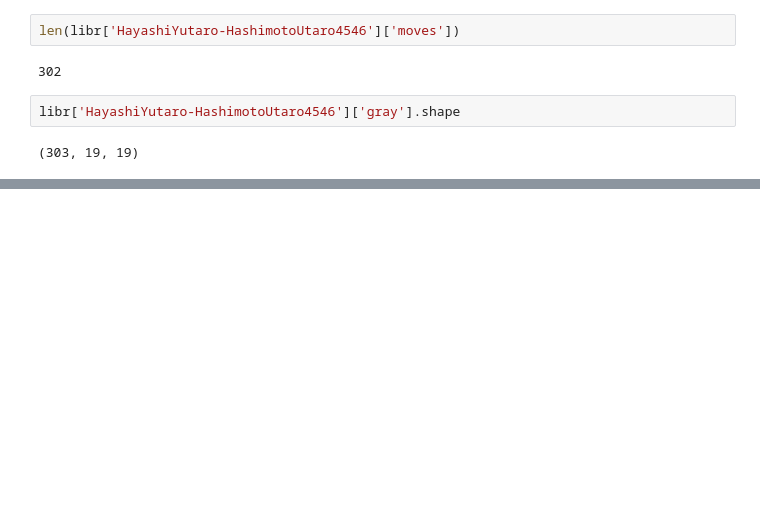
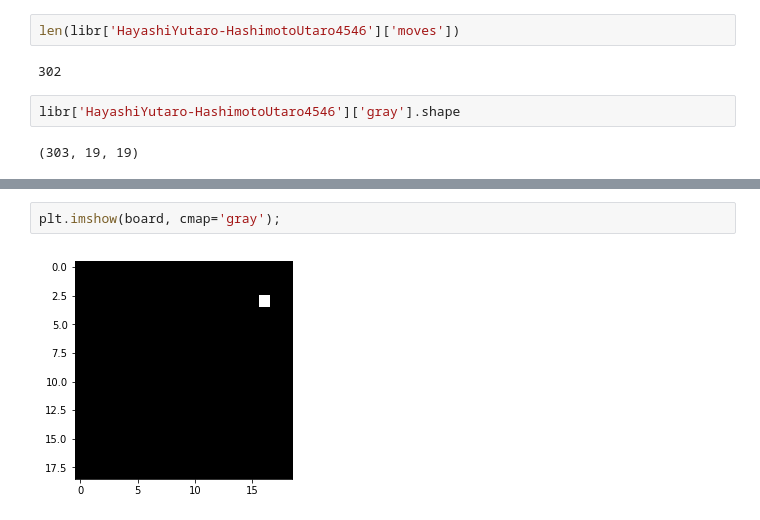
Before and after one commit to salvor7/GoFamiliar, a Jupyter notebook: notebooks/Make Grayscale.ipynb, the cells around one changed output, grey strips where cells are left out. Saved outputs shown, nothing was run; the diff lists cells and outputs as text; blank space fills up the shorter version.

```diff
--- a/notebooks/Make Grayscale.ipynb
+++ b/notebooks/Make Grayscale.ipynb
@@ -85,0 +113,4 @@ libr['HayashiYutaro-HashimotoUtaro4546']['gray'].shape
+# %%
+plt.imshow(board, cmap='gray');
+# %% [output]
+[figure, added]
```
Also changed, not shown: parts of 19 cells of this notebook, 2 other files.
